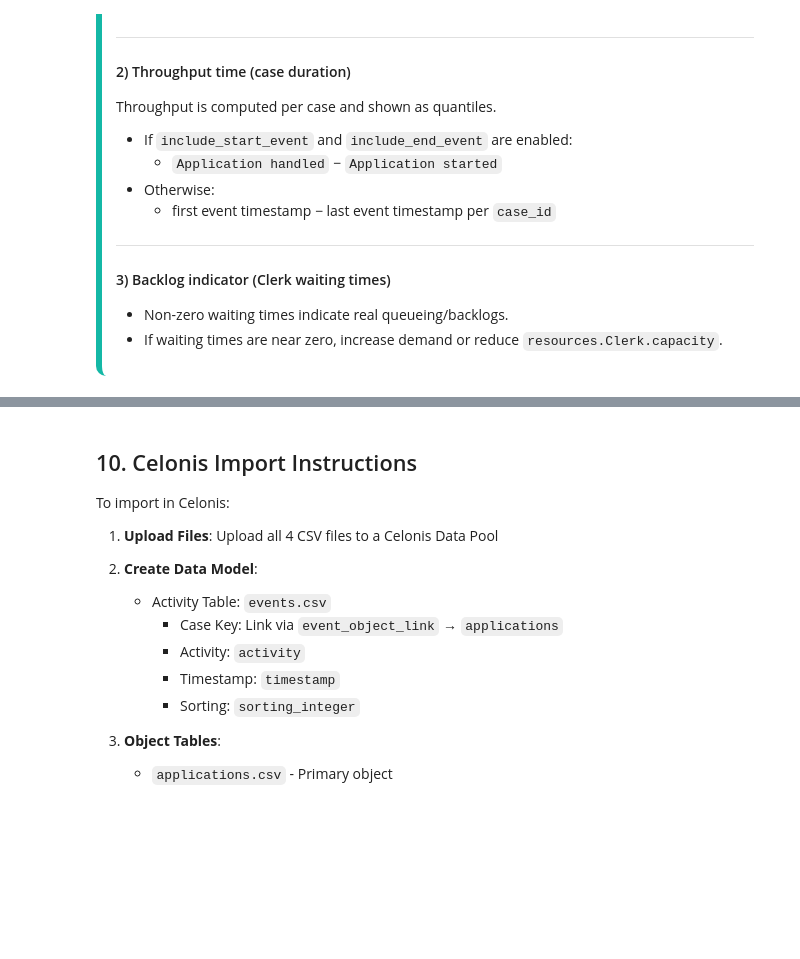
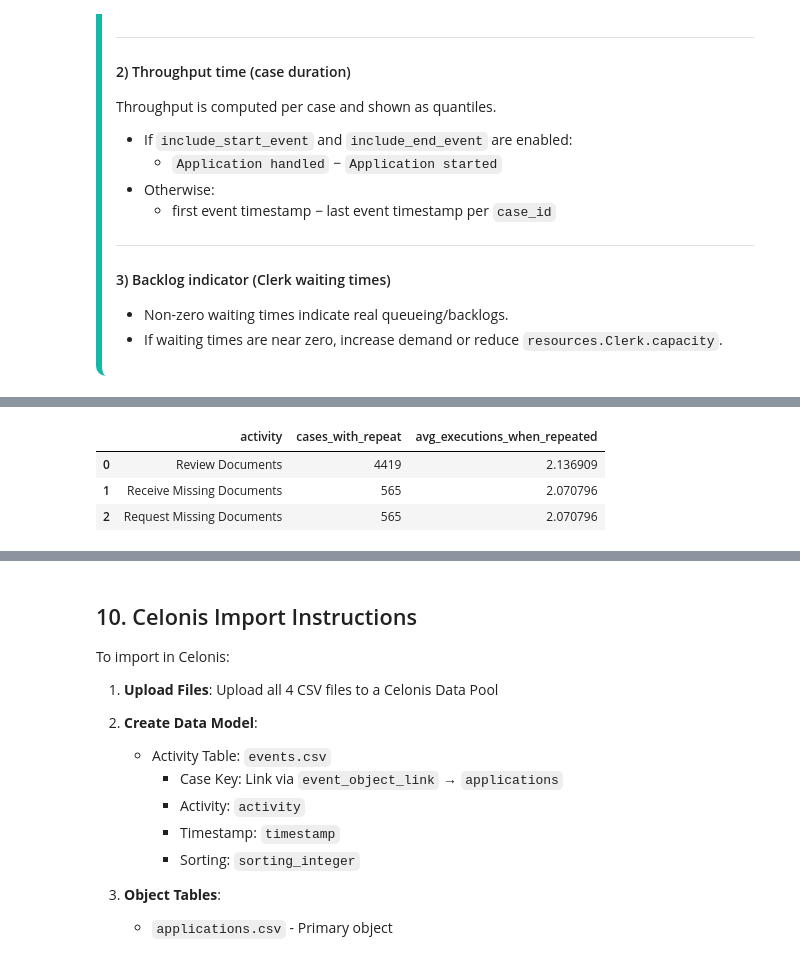
Before and after one commit to mdukhan/pm4py-bpmn-simulation, a Jupyter notebook: notebooks/sim_ocel.ipynb, the cells around one changed output, grey strips where cells are left out. Drawn from its saved outputs; the diff is of its cells as text; code cells hidden in the pictures; blank space fills up the shorter version.

```diff
--- a/notebooks/sim_ocel.ipynb
+++ b/notebooks/sim_ocel.ipynb
@@ -1324,0 +1568,93 @@ NOTE: If Clerk waiting times are near zero, increase demand (reduce interarrival
+# %%
+# KPI Add-on: AVG rework per case (your definition + additional breakdowns) (uses existing df_events)
+import pandas as pd
+import numpy as np
+
+if 'df_events' not in globals():
+    raise NameError("df_events not found. Run the simulation/export cells first.")
+
+case_events2 = df_events[['case_id', 'activity', 'timestamp']].copy()
+case_events2['timestamp'] = pd.to_datetime(case_events2['timestamp'])
+
+# -----------------------------
+# Rework activities (process-defined)
+# -----------------------------
+REWORK_ACTIVITIES = [
+    'Review Documents',
+    'Request Missing Documents',
+    'Receive Missing Documents'
+]
+
+# Your definition:
+# AVG rework per case = average count of defined rework-activity events per case
+rework_event_counts = (case_events2[case_events2['activity'].isin(REWORK_ACTIVITIES)]
+                       .groupby('case_id')
+                       .size()
+                       .rename('rework_events')
+                       .reset_index())
+
+all_cases = pd.DataFrame({'case_id': case_events2['case_id'].dropna().unique()})
+rework_event_counts = all_cases.merge(rework_event_counts, on='case_id', how='left').fillna({'rework_events': 0})
+rework_event_counts['rework_events'] = rework_event_counts['rework_events'].astype(int)
+
+print("\n=== KPI: AVG rework per case (defined rework activities) ===")
+print(f"Rework activities: {REWORK_ACTIVITIES}")
+print(f"AVG rework events per case: {rework_event_counts['rework_events'].mean():.2f}")
+print(f"Median rework events per case: {rework_event_counts['rework_events'].median():.2f}")
+print(f"% cases with any rework event: {(rework_event_counts['rework_events'] > 0).mean()*100:.1f}%")
+
+# -----------------------------
+# A) Additional breakdown: loop-style rework components
+# -----------------------------
+rework_counts = (case_events2[case_events2['activity'].isin(REWORK_ACTIVITIES)]
+                 .groupby(['case_id', 'activity'])
+                 .size()
+                 .unstack(fill_value=0)
+                 .reset_index())
+
+for col in REWORK_ACTIVITIES:
+    if col not in rework_counts.columns:
+        rework_counts[col] = 0
+
+rework_counts = rework_counts.rename(columns={
+    'Review Documents': 'review_rounds',
+    'Request Missing Documents': 'missing_doc_requests',
+    'Receive Missing Documents': 'missing_doc_receipts'
+})
+
+rework_counts['rework_rounds'] = (rework_counts['review_rounds'] - 1).clip(lower=0)
+rework_counts['missing_doc_cycles'] = rework_counts[['missing_doc_requests', 'missing_doc_receipts']].max(axis=1)
+
+print("\n--- Breakdown (process-specific loops) ---")
+print(f"AVG review rounds: {rework_counts['review_rounds'].mean():.2f}")
+print(f"AVG rework rounds (extra review loops): {rework_counts['rework_rounds'].mean():.2f}")
+print(f"AVG missing-doc cycles: {rework_counts['missing_doc_cycles'].mean():.2f}")
+
+# -----------------------------
+# B) Additional breakdown: generic repeated-activity rework
+# -----------------------------
+activity_counts = (case_events2.groupby(['case_id', 'activity'])
+                   .size()
+                   .rename('cnt')
+                   .reset_index())
+activity_counts['extra'] = (activity_counts['cnt'] - 1).clip(lower=0)
+
+generic_rework = (activity_counts.groupby('case_id', as_index=False)
+                  .agg(repeated_events=('extra', 'sum'),
+                       activities_repeated=('extra', lambda s: int((s > 0).sum()))))
+
+print("\n--- Breakdown (generic repeated-activity) ---")
+print(f"AVG repeated events (extra executions): {generic_rework['repeated_events'].mean():.2f}")
+print(f"Median repeated events: {generic_rework['repeated_events'].median():.2f}")
+print(f"% cases with any repeat: {(generic_rework['repeated_events'] > 0).mean()*100:.1f}%")
+print(f"AVG #activities repeated: {generic_rework['activities_repeated'].mean():.2f}")
+
+print("\nMost repeated activities (top 15):")
+repeated_activity_cases = (activity_counts[activity_counts['cnt'] > 1]
+                           .groupby('activity')
+                           .agg(cases_with_repeat=('case_id', 'nunique'),
+                                avg_executions_when_repeated=('cnt', 'mean'))
+                           .sort_values('cases_with_repeat', ascending=False)
+                           .reset_index())
+display(repeated_activity_cases.head(15))
+# %% [output]
@@ -1324,0 +1679,4 @@ NOTE: If Clerk waiting times are near zero, increase demand (reduce interarrival
+|  | activity | cases_with_repeat | avg_executions_when_repeated |
+| 0 | Review Documents | 4419 | 2.136909 |
+| 1 | Receive Missing Documents | 565 | 2.070796 |
+| 2 | Request Missing Documents | 565 | 2.070796 |
```
Also changed, not shown: parts of 9 cells of this notebook.
